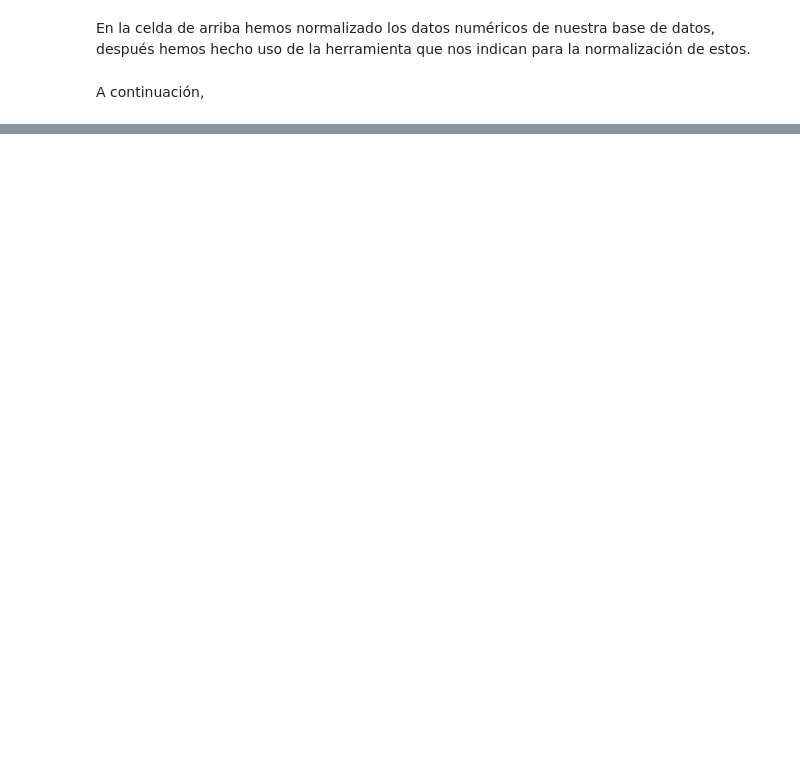
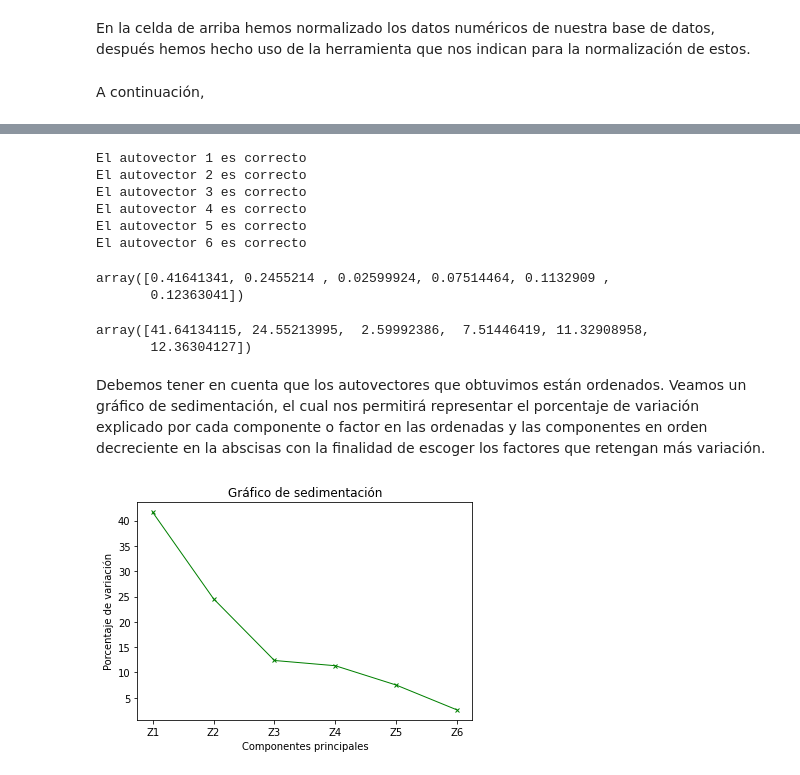
Before and after one commit to amayasarasacolina/MineriaL1P1, a Jupyter notebook: L1P3.ipynb, the cells around one changed output, grey strips where cells are left out. Drawn from its saved outputs; the diff is of its cells as text; code cells hidden in the pictures; blank space fills up the shorter version.

```diff
--- a/L1P3.ipynb
+++ b/L1P3.ipynb
@@ -148,0 +141,42 @@ df2.head()
+# %%
+eigenvalues, eigenvectors=np.linalg.eig(df_cov)
+for i in range(len(eigenvalues)):
+    if np.allclose(np.dot(df_cov, eigenvectors[:, i]), eigenvalues[i] * eigenvectors[:, i]):
+        print("El autovector {} es correcto".format(i+1))
+    else:
+        print("El autovector {} no es correcto".format(i+1))
+# %% [output]
+El autovector 1 es correcto
+El autovector 2 es correcto
+El autovector 3 es correcto
+El autovector 4 es correcto
+El autovector 5 es correcto
+El autovector 6 es correcto
+# %%
+#La proporción de variabilidad explicada por cada componente la podemos calcular con:
+prop=eigenvalues/np.trace(df_cov)
+prop
+# %% [output]
+array([0.41641341, 0.2455214 , 0.02599924, 0.07514464, 0.1132909 ,
+       0.12363041])
+# %%
+#en porcentaje esto sería:
+porcentaje=prop*100
+porcentaje
+# %% [output]
+array([41.64134115, 24.55213995,  2.59992386,  7.51446419, 11.32908958,
+       12.36304127])
+# %% [markdown]
+Debemos tener en cuenta que los autovectores que obtuvimos están ordenados.
+Veamos un gráfico de sedimentación, el cual nos permitirá representar el porcentaje de variación explicado por cada componente o factor en las ordenadas y las componentes en orden decreciente en la abscisas con la finalidad de escoger los factores que retengan más variación.
+# %%
+y=sorted(porcentaje, reverse=True) #almacena los porcentajes de mayor a menor
+# %%
+import matplotlib.pyplot as plt
+plt.plot(["Z1","Z2","Z3","Z4","Z5", "Z6"], y ,color='green', marker='x', linewidth=1, markersize=4)
+plt.title("Gráfico de sedimentación")
+plt.xlabel("Componentes principales")
+plt.ylabel("Porcentaje de variación")
+plt.show()
+# %% [output]
+[figure, added]
```
Also changed, not shown: parts of 33 cells of this notebook.
